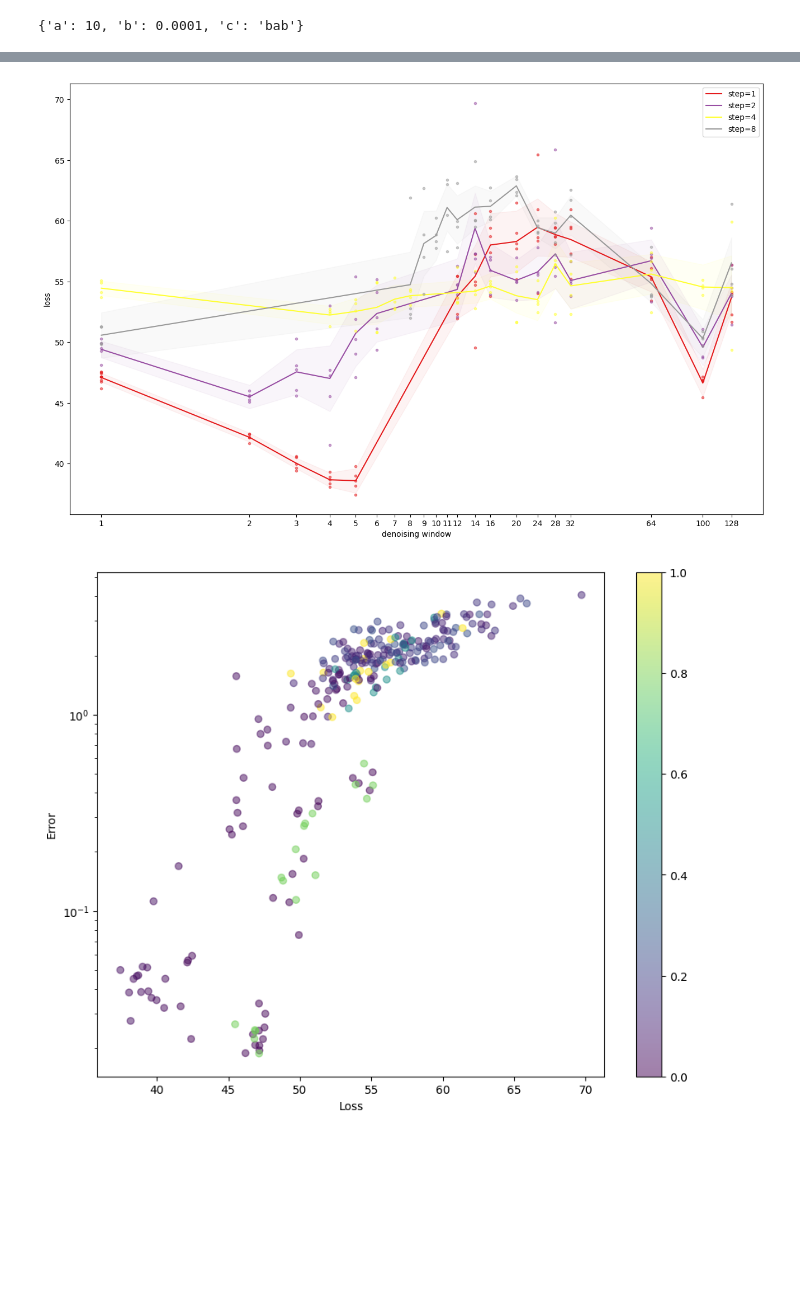
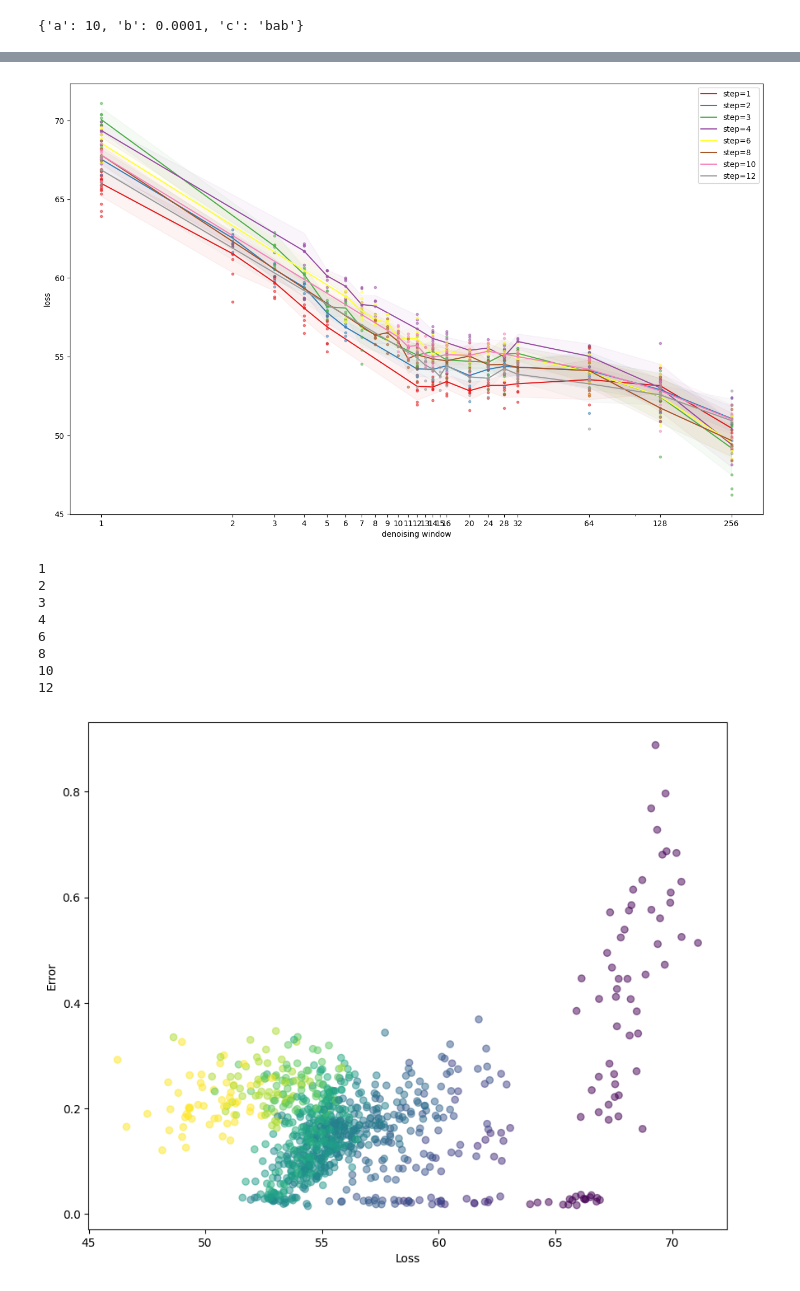
Before and after one commit to msh2481/gud, a Jupyter notebook: report.ipynb, the cells around one changed output, grey strips where cells are left out. Drawn from its saved outputs; the diff is of its cells as text; code cells hidden in the pictures; blank space fills up the shorter version.

```diff
--- a/report.ipynb
+++ b/report.ipynb
@@ -43,7 +43,7 @@ from pprint import pprint
 
 error_lists = defaultdict(list)
 loss_lists = defaultdict(list)
-names = ["slope-3"]  # , "fixed-steps"]
+names = ["slope-4"]  # , "fixed-steps"]
 
 for exp in loader.find_all():
     notes = exp.meta["comment"]
@@ -57,7 +57,7 @@ for exp in loader.find_all():
         if params["k"] == "AR":
             w = 1
         elif params["k"] == "D":
-            w = 100
+            w = 256
         value = min(exp.metrics["q50"])
         loss = min(exp.metrics["loss"])
         error_lists[(step, w)].append(value)
@@ -101,9 +87,9 @@ for step, color in zip(steps, colors):
     means, stds, xs = [], [], []
     for w in ws:
         cur = error_lists[(step, w)]
-        # cur = [x for x in cur if x < 0.6]
+        cur = [x for x in cur if x < 1.0]
         if len(cur) > 0:
-            means.append(np.mean(cur))
+            means.append(np.median(cur))
             stds.append(np.std(cur))
             xs.append(w)
             plt.plot([w] * len(cur), cur, "o", ms=3, alpha=0.5, color=color)
@@ -117,8 +103,8 @@ for step, color in zip(steps, colors):
     # Smooth means and stds with gaussian filter
     from scipy.ndimage import gaussian_filter1d
 
-    means = gaussian_filter1d(means, sigma=0.01)
-    stds = gaussian_filter1d(stds, sigma=1.0)
+    # means = gaussian_filter1d(means, sigma=0.01)
+    # stds = gaussian_filter1d(stds, sigma=1.0)
     xs = np.array(xs)
 
     # Plot mean line and std area
@@ -128,6 +114,7 @@ for step, color in zip(steps, colors):
 plt.xticks(ws, [str(w) for w in ws])
 plt.xlabel("denoising window")
 plt.ylabel("median error")
+plt.yscale("log")
 plt.legend()
 plt.show()
 # %% [output]
@@ -142,7 +129,6 @@ ws = sorted(list(set([w for (step, w) in error_lists])))
 steps = sorted(list(set([step for (step, w) in error_lists])))
 colors = plt.cm.Set1(np.linspace(0.1, 0.9, len(steps)))
 
-# steps = [6, 8, 10]
 
 for step, color in zip(steps, colors):
     # Collect and compute statistics for each window size
@@ -151,7 +137,7 @@ for step, color in zip(steps, colors):
         cur = loss_lists[(step, w)]
         # cur = [x for x in cur if x < 0.6]
         if len(cur) > 0:
-            means.append(np.mean(cur))
+            means.append(np.median(cur))
             stds.append(np.std(cur))
             xs.append(w)
             plt.plot([w] * len(cur), cur, "o", ms=3, alpha=0.5, color=color)
@@ -165,8 +151,8 @@ for step, color in zip(steps, colors):
     # Smooth means and stds with gaussian filter
     from scipy.ndimage import gaussian_filter1d
 
-    means = gaussian_filter1d(means, sigma=0.01)
-    stds = gaussian_filter1d(stds, sigma=1.0)
+    # means = gaussian_filter1d(means, sigma=0.01)
+    # stds = gaussian_filter1d(stds, sigma=1.0)
     xs = np.array(xs)
 
     # Plot mean line and std area
@@ -179,34 +165,43 @@ plt.ylabel("loss")
 plt.legend()
 plt.show()
 # %% [output]
-[figure, old version]
+[figure, new version]
 # %%
 plt.figure(figsize=(10, 8))
 
 # Create scatter plot of loss vs error
 for step in steps:
+    print(step)
     xs, ys = [], []  # losses and errors
     for w in ws:
         if (step, w) in loss_lists and (step, w) in error_lists:
             losses = loss_lists[(step, w)]
             errors = error_lists[(step, w)]
             if len(losses) == len(errors):
                 # Color based on window size w
-                color = plt.cm.viridis(w / max(ws))
+                color = plt.cm.viridis(np.log(w) / np.log(max(ws)))
                 plt.scatter(
                     losses,
                     errors,
                     c=[color] * len(losses),
                     alpha=0.5,
                 )
 
-plt.colorbar()
-plt.yscale("log")
+# plt.colorbar()
+# plt.yscale("log")
 plt.xlabel("Loss")
 plt.ylabel("Error")
 plt.show()
 # %% [output]
+1
+2
+3
+4
+6
+8
+10
+12
-[figure, old version]
+[figure, new version]
 # %%
 import matplotlib.pyplot as plt
 import numpy as np
```
Also changed, not shown: parts of 6 cells of this notebook, 4 other files.
